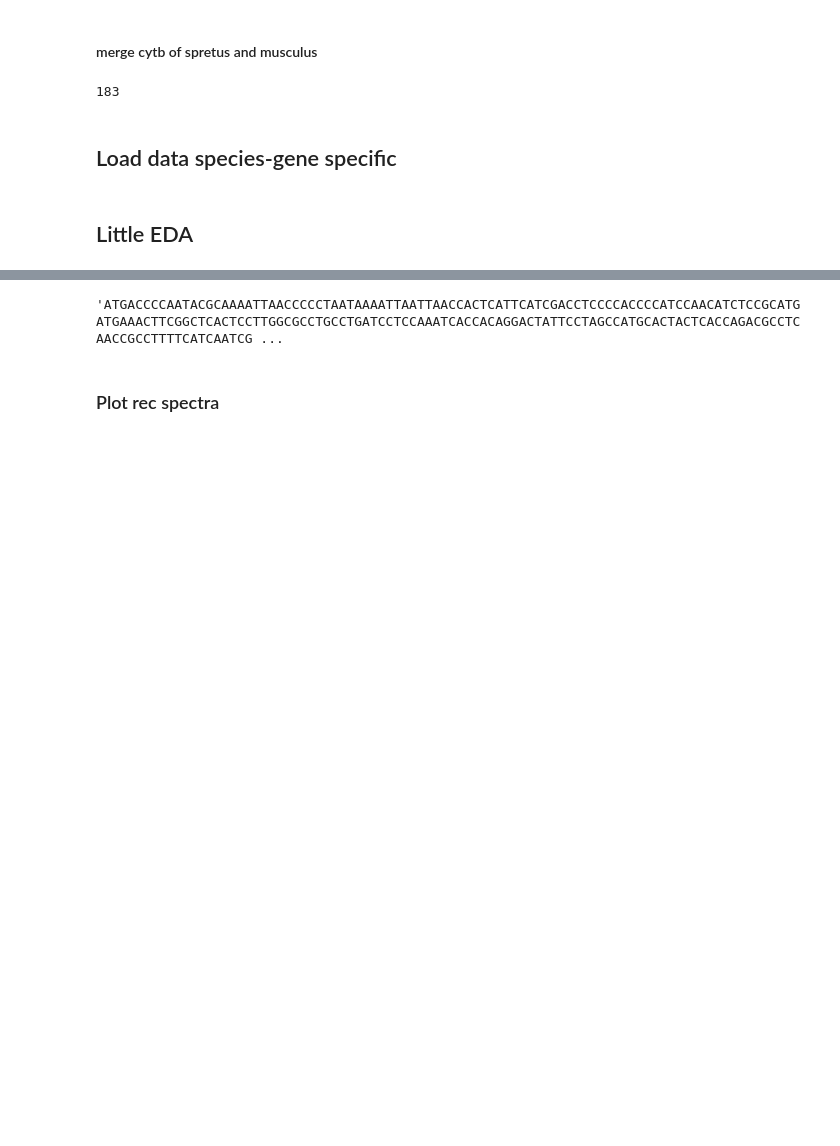
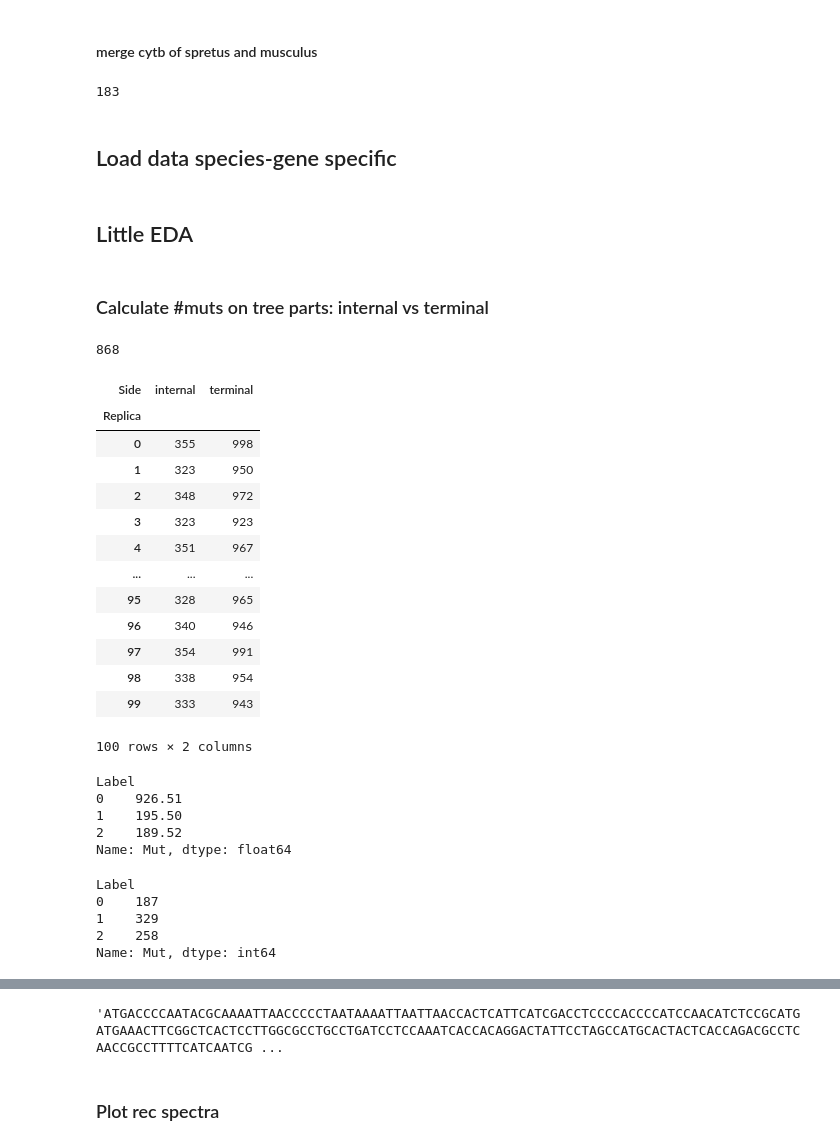
Before and after one commit to mitoclub/nemu-pipeline, a Jupyter notebook: notebooks/position_analysis.ipynb, the cells around one changed output, grey strips where cells are left out. Saved outputs shown, nothing was run; the diff lists cells and outputs as text; code cells hidden in the pictures; blank space fills up the shorter version.

```diff
--- a/notebooks/position_analysis.ipynb
+++ b/notebooks/position_analysis.ipynb
@@ -76,7 +76,9 @@ for dct, gene in zip(
     indir = f"../data/selection_search/{gene}/"
 
     dct["aln"] = [str(x.seq) for x in SeqIO.parse(indir + "sequences/alignment_checked.fasta", format="fasta")]
-    dct["mutations"] = pd.read_csv(indir + "tables/observed_mutations_iqtree.tsv", sep="\t").sort_values("PosInGene")
+    dct["mutations_rec"] = pd.read_csv(indir + "tables/observed_mutations_iqtree.tsv", sep="\t").sort_values("PosInGene")
+    dct['mutations_rec']['Side'] = dct['mutations_rec']['AltNode'].str.startswith('RN_').map({False: 'internal', True: 'terminal'})
+    dct["mutations"] = dct["mutations_rec"]
     dct["exp_muts"]  = pd.read_csv(indir + "exp_muts_invariant.tsv", sep="\t").set_index("Mut").Count.to_dict()
     dct["rate"] = pd.read_csv(f"../data/selection_search/rates/{gene}.rate", sep="\t", comment="#")
     dct["rate"]["Site"] = np.arange(dct["rate"].shape[0]) + 1
@@ -93,6 +95,48 @@ for dct, gene in zip(
     dct["ms_sim192_internal"] = pd.read_csv(indir + f"pyvolve/out/ms192syn_{gene}_internal_simulated.tsv", sep="\t")
     dct["ms_sim12_internal"]  = pd.read_csv(indir + f"pyvolve/out/ms12syn_{gene}_internal_simulated.tsv", sep="\t")
 
+    dct["mutations_sim"] = pd.read_csv(indir + "pyvolve/mutations_iqtree_pyvolve.tsv", sep="\t")
+    dct['mutations_sim']['Side'] = dct['mutations_sim']['AltNode'].str.startswith('RN_').map({False: 'internal', True: 'terminal'})
+
     dct["tree"] = PhyloTree(os.path.join(indir, "IQTREE/iqtree_anc_tree.nwk"), format=1)
 # %% [markdown]
 ## Little EDA
+# %% [markdown]
+### Calculate #muts on tree parts: internal vs terminal
+# %%
+a['internal']
+# %% [output]
+868
+# %%
+dct['mutations_sim'].groupby(['Replica', 'Side'])["Mut"].count().unstack()
+# %% [output]
+| Side | internal | terminal |
+| Replica |  |  |
+| 0 | 355 | 998 |
+| 1 | 323 | 950 |
+| 2 | 348 | 972 |
+| 3 | 323 | 923 |
+| 4 | 351 | 967 |
+| ... | ... | ... |
+| 95 | 328 | 965 |
+| 96 | 340 | 946 |
+| 97 | 354 | 991 |
+| 98 | 338 | 954 |
+| 99 | 333 | 943 |
+100 rows × 2 columns
+# %%
+dct['mutations_sim'].groupby(['Replica', 'Label']).Mut.count().mean(level=1)
+# %% [output]
+Label
+0    926.51
+1    195.50
+2    189.52
+Name: Mut, dtype: float64
+# %%
+dct["mutations_rec"].groupby(["Label"]).Mut.count()
+# %% [output]
+Label
+0    187
+1    329
+2    258
+Name: Mut, dtype: int64
```
Also changed, not shown: parts of 3 cells of this notebook, 2 other files.
